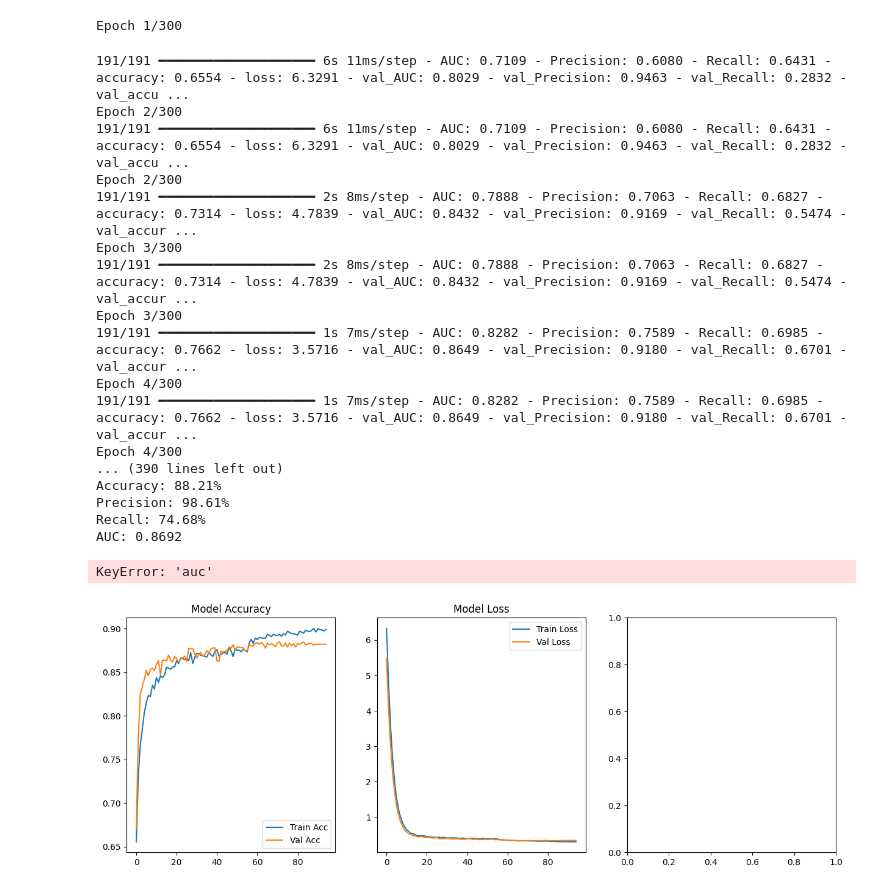
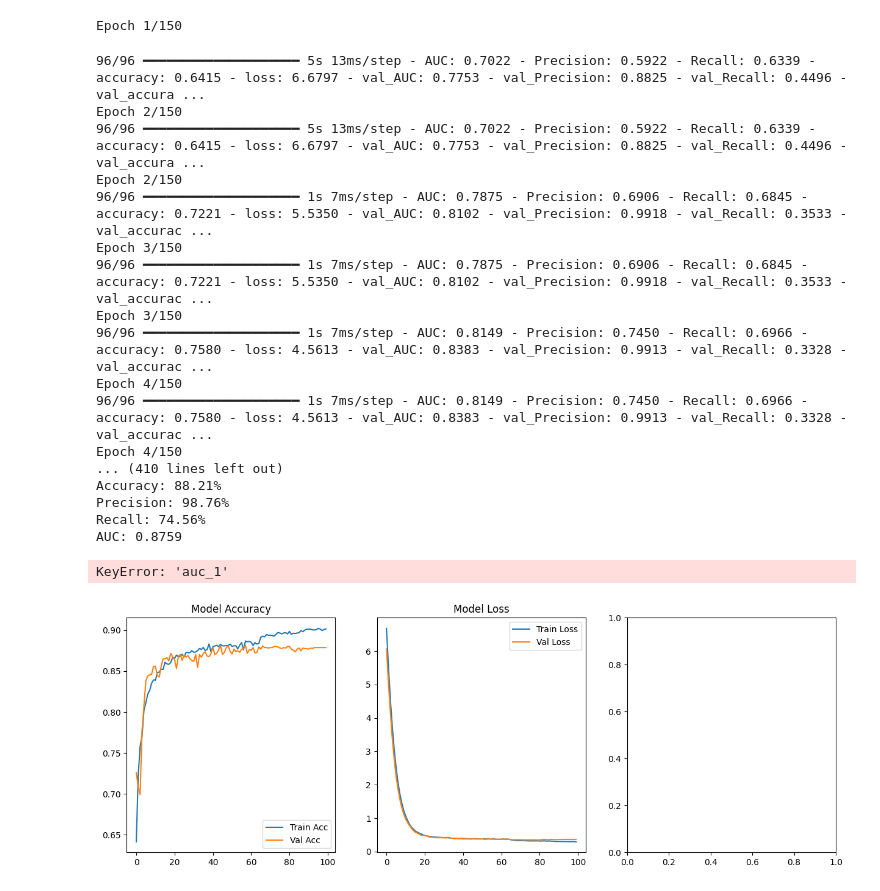
Before and after one commit to AmanDeepSinghH2/-Cybersecurity-Suspicious-Web-Threat-Interactions, a Jupyter notebook: Models/ANNCID.ipynb, the cells around one changed output. Drawn from its saved outputs; the diff is of its cells as text; code cells hidden in the pictures.

```diff
--- a/Models/ANNCID.ipynb
+++ b/Models/ANNCID.ipynb
@@ -118,8 +118,8 @@ reduce_lr = ReduceLROnPlateau(
 history = model.fit(
     X_train_scaled, y_train,
     validation_split=0.2,
-    epochs=300,
-    batch_size=32,
+    epochs=150,
+    batch_size=64,
     class_weight=class_weight_dict,
     callbacks=[early_stop, reduce_lr],
     verbose=1
@@ -161,49 +161,49 @@ print("\nDetailed Classification Report:")
 print(classification_report(y_test, y_pred, target_names=['No Attack', 'Attack']))
 
 # Plot enhanced confusion matrix
 cm = confusion_matrix(y_test, y_pred)
 plt.figure(figsize=(8,6))
 sns.heatmap(cm, annot=True, fmt='d', cmap='Blues',
             xticklabels=['No Attack', 'Attack'],
             yticklabels=['No Attack', 'Attack'])
 plt.title('Confusion Matrix')
 plt.xlabel('Predicted')
 plt.ylabel('Actual')
 plt.show()
 
 # Save the improved model
 model.save("cybersecurity_intrusion_ann_model_v2.h5")
 print("\nImproved model saved as 'cybersecurity_intrusion_ann_model_v2.h5'")
 
 # Print feature importance analysis
 feature_importance = np.abs(model.layers[0].get_weights()[0]).mean(axis=1)
 feature_names = X.columns
 importance_df = pd.DataFrame({'Feature': feature_names, 'Importance': feature_importance})
 importance_df = importance_df.sort_values('Importance', ascending=False).head(10)
 
 plt.figure(figsize=(10, 6))
 sns.barplot(data=importance_df, x='Importance', y='Feature')
 plt.title('Top 10 Most Important Features')
 plt.tight_layout()
 plt.show()
 # %% [output]
-Epoch 1/300
+Epoch 1/150
-191/191 ━━━━━━━━━━━━━━━━━━━━ 6s 11ms/step - AUC: 0.7109 - Precision: 0.6080 - Recall: 0.6431 - accuracy: 0.6554 - loss: 6.3291 - val_AUC: 0.8029 - val_Precision: 0.9463 - val_Recall: 0.2832 - val_accu ...
-Epoch 2/300
-191/191 ━━━━━━━━━━━━━━━━━━━━ 6s 11ms/step - AUC: 0.7109 - Precision: 0.6080 - Recall: 0.6431 - accuracy: 0.6554 - loss: 6.3291 - val_AUC: 0.8029 - val_Precision: 0.9463 - val_Recall: 0.2832 - val_accu ...
-Epoch 2/300
-191/191 ━━━━━━━━━━━━━━━━━━━━ 2s 8ms/step - AUC: 0.7888 - Precision: 0.7063 - Recall: 0.6827 - accuracy: 0.7314 - loss: 4.7839 - val_AUC: 0.8432 - val_Precision: 0.9169 - val_Recall: 0.5474 - val_accur ...
-Epoch 3/300
-191/191 ━━━━━━━━━━━━━━━━━━━━ 2s 8ms/step - AUC: 0.7888 - Precision: 0.7063 - Recall: 0.6827 - accuracy: 0.7314 - loss: 4.7839 - val_AUC: 0.8432 - val_Precision: 0.9169 - val_Recall: 0.5474 - val_accur ...
-Epoch 3/300
-191/191 ━━━━━━━━━━━━━━━━━━━━ 1s 7ms/step - AUC: 0.8282 - Precision: 0.7589 - Recall: 0.6985 - accuracy: 0.7662 - loss: 3.5716 - val_AUC: 0.8649 - val_Precision: 0.9180 - val_Recall: 0.6701 - val_accur ...
-Epoch 4/300
-191/191 ━━━━━━━━━━━━━━━━━━━━ 1s 7ms/step - AUC: 0.8282 - Precision: 0.7589 - Recall: 0.6985 - accuracy: 0.7662 - loss: 3.5716 - val_AUC: 0.8649 - val_Precision: 0.9180 - val_Recall: 0.6701 - val_accur ...
-Epoch 4/300
-... (390 lines left out)
+96/96 ━━━━━━━━━━━━━━━━━━━━ 5s 13ms/step - AUC: 0.7022 - Precision: 0.5922 - Recall: 0.6339 - accuracy: 0.6415 - loss: 6.6797 - val_AUC: 0.7753 - val_Precision: 0.8825 - val_Recall: 0.4496 - val_accura ...
+Epoch 2/150
+96/96 ━━━━━━━━━━━━━━━━━━━━ 5s 13ms/step - AUC: 0.7022 - Precision: 0.5922 - Recall: 0.6339 - accuracy: 0.6415 - loss: 6.6797 - val_AUC: 0.7753 - val_Precision: 0.8825 - val_Recall: 0.4496 - val_accura ...
+Epoch 2/150
+96/96 ━━━━━━━━━━━━━━━━━━━━ 1s 7ms/step - AUC: 0.7875 - Precision: 0.6906 - Recall: 0.6845 - accuracy: 0.7221 - loss: 5.5350 - val_AUC: 0.8102 - val_Precision: 0.9918 - val_Recall: 0.3533 - val_accurac ...
+Epoch 3/150
+96/96 ━━━━━━━━━━━━━━━━━━━━ 1s 7ms/step - AUC: 0.7875 - Precision: 0.6906 - Recall: 0.6845 - accuracy: 0.7221 - loss: 5.5350 - val_AUC: 0.8102 - val_Precision: 0.9918 - val_Recall: 0.3533 - val_accurac ...
+Epoch 3/150
+96/96 ━━━━━━━━━━━━━━━━━━━━ 1s 7ms/step - AUC: 0.8149 - Precision: 0.7450 - Recall: 0.6966 - accuracy: 0.7580 - loss: 4.5613 - val_AUC: 0.8383 - val_Precision: 0.9913 - val_Recall: 0.3328 - val_accurac ...
+Epoch 4/150
+96/96 ━━━━━━━━━━━━━━━━━━━━ 1s 7ms/step - AUC: 0.8149 - Precision: 0.7450 - Recall: 0.6966 - accuracy: 0.7580 - loss: 4.5613 - val_AUC: 0.8383 - val_Precision: 0.9913 - val_Recall: 0.3328 - val_accurac ...
+Epoch 4/150
+... (410 lines left out)
 Accuracy: 88.21%
-Precision: 98.61%
-Recall: 74.68%
-AUC: 0.8692
+Precision: 98.76%
+Recall: 74.56%
+AUC: 0.8759
-KeyError: 'auc'
+KeyError: 'auc_1'
-[figure, old version]
+[figure, new version]
```
Also changed, not shown: parts of 1 cell of this notebook.
